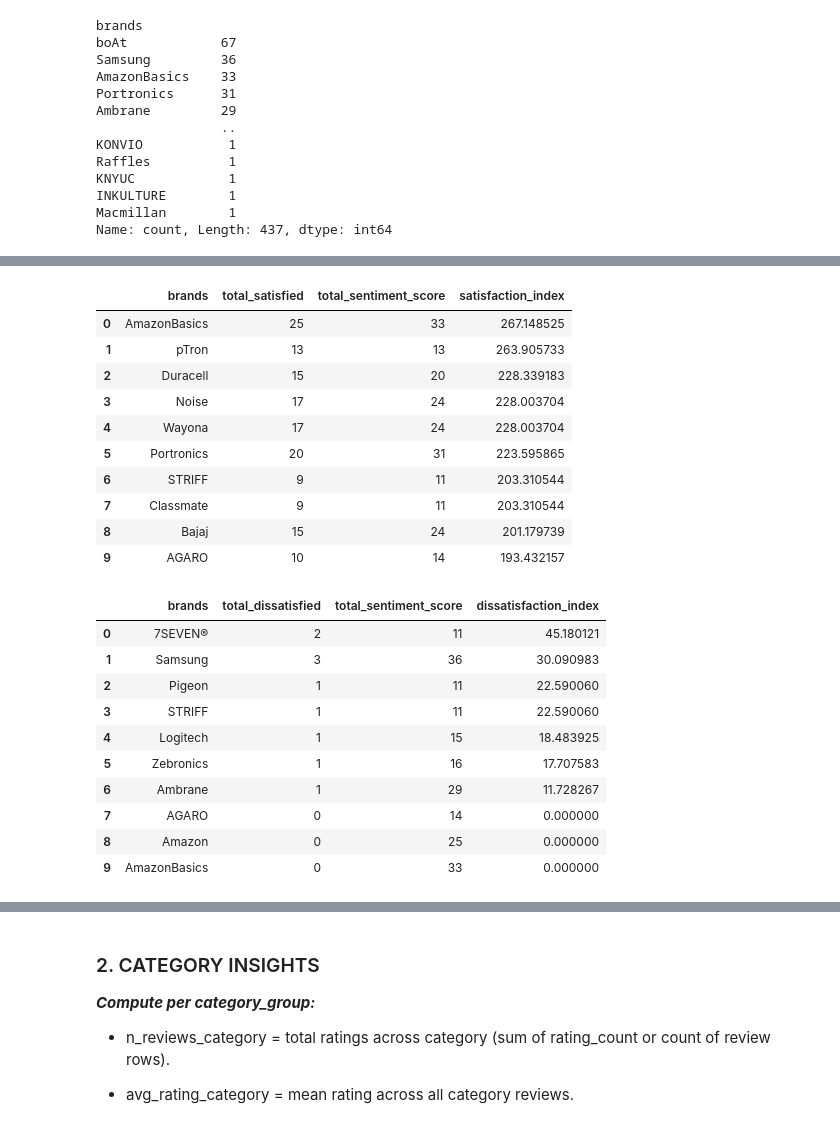
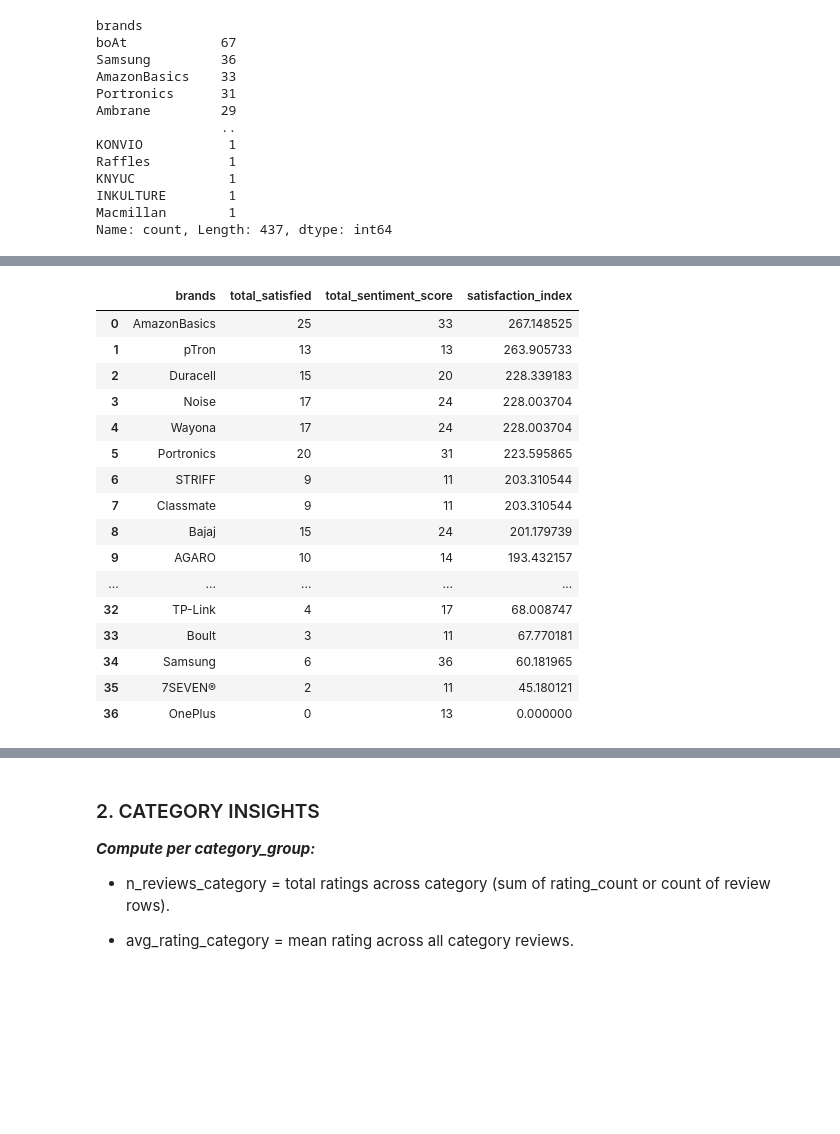
Before and after one commit to CKohwo/Ecommerce-strategy-blueprint, a Jupyter notebook: notebooks/03_exploratory_ data_analysis.ipynb, the cells around one changed output, grey strips where cells are left out. Cells and saved outputs as stored; diff of their text form; code cells hidden in the pictures; blank space fills up the shorter version.

```diff
--- a/notebooks/03_exploratory_ data_analysis.ipynb
+++ b/notebooks/03_exploratory_ data_analysis.ipynb
@@ -207,55 +176,34 @@ df_3["sentiment_value"] = df_3["customer_sentiment"].map(mapping)
 # %%
 brand_sentiment = (df_3.groupby("brands")
                   .agg(total_satisfied=("sentiment_value", lambda x: (x == 1).sum()),
                        total_sentiment_score =("sentiment_value", "count"))
                   .query("total_sentiment_score >= 10")
 )
 # Storing the percentage of satisfied customer in a variable
 satisfied_percent = brand_sentiment["total_satisfied"] / brand_sentiment["total_sentiment_score"] * 100
 
 # Final Satisfaction Scoring metric for brands
 brand_sentiment["satisfaction_index"] = satisfied_percent * np.log1p(brand_sentiment["total_sentiment_score"])
 
 # Top Brands with the most satisfied customer
 Top_satisfied_brands = brand_sentiment.sort_values("satisfaction_index", ascending=False).reset_index()
 
-Top_satisfied_brands.head(10)
+Top_satisfied_brands
 # %% [output]
 |  | brands | total_satisfied | total_sentiment_score | satisfaction_index |
 | 0 | AmazonBasics | 25 | 33 | 267.148525 |
 | 1 | pTron | 13 | 13 | 263.905733 |
 | 2 | Duracell | 15 | 20 | 228.339183 |
 | 3 | Noise | 17 | 24 | 228.003704 |
 | 4 | Wayona | 17 | 24 | 228.003704 |
 | 5 | Portronics | 20 | 31 | 223.595865 |
 | 6 | STRIFF | 9 | 11 | 203.310544 |
 | 7 | Classmate | 9 | 11 | 203.310544 |
 | 8 | Bajaj | 15 | 24 | 201.179739 |
 | 9 | AGARO | 10 | 14 | 193.432157 |
+| ... | ... | ... | ... | ... |
+| 32 | TP-Link | 4 | 17 | 68.008747 |
+| 33 | Boult | 3 | 11 | 67.770181 |
+| 34 | Samsung | 6 | 36 | 60.181965 |
+| 35 | 7SEVEN® | 2 | 11 | 45.180121 |
+| 36 | OnePlus | 0 | 13 | 0.000000 |
-# %%
-brand_sentiment = (df_3.groupby("brands")
-                  .agg(total_dissatisfied=("sentiment_value", lambda x: (x == -1).sum()),
-                      total_sentiment_score=("sentiment_value", "count"))
-                  .query("total_sentiment_score >= 10")
-)
-# Final dissatisfaction metric for brands
-dissatisfied_percent = brand_sentiment["total_dissatisfied"] / brand_sentiment["total_sentiment_score"] * 100
-
-brand_sentiment["dissatisfaction_index"] = dissatisfied_percent * np.log1p(brand_sentiment["total_sentiment_score"])
-
-# Top dissatisfied brands
-Top_dissatisfied_brands = brand_sentiment.sort_values("dissatisfaction_index", ascending=False).reset_index()
-
-Top_dissatisfied_brands.head(10)
-# %% [output]
-|  | brands | total_dissatisfied | total_sentiment_score | dissatisfaction_index |
-| 0 | 7SEVEN® | 2 | 11 | 45.180121 |
-| 1 | Samsung | 3 | 36 | 30.090983 |
-| 2 | Pigeon | 1 | 11 | 22.590060 |
-| 3 | STRIFF | 1 | 11 | 22.590060 |
-| 4 | Logitech | 1 | 15 | 18.483925 |
-| 5 | Zebronics | 1 | 16 | 17.707583 |
-| 6 | Ambrane | 1 | 29 | 11.728267 |
-| 7 | AGARO | 0 | 14 | 0.000000 |
-| 8 | Amazon | 0 | 25 | 0.000000 |
-| 9 | AmazonBasics | 0 | 33 | 0.000000 |
```
Also changed, not shown: parts of 20 cells of this notebook, 4 other files.
